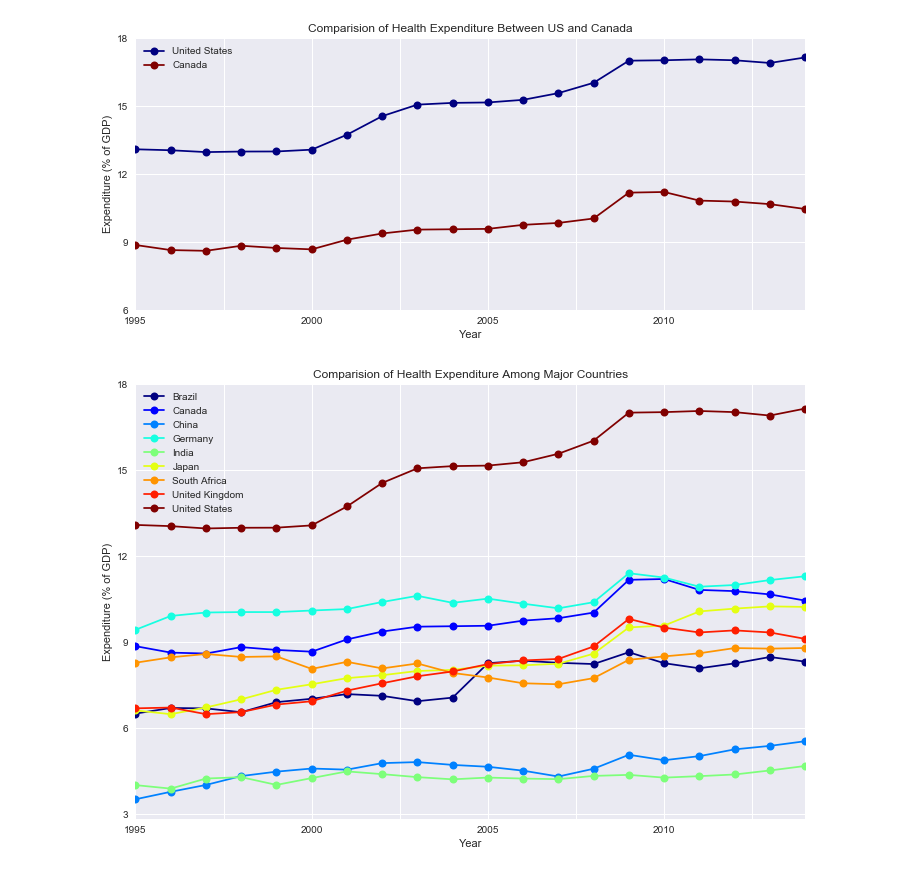
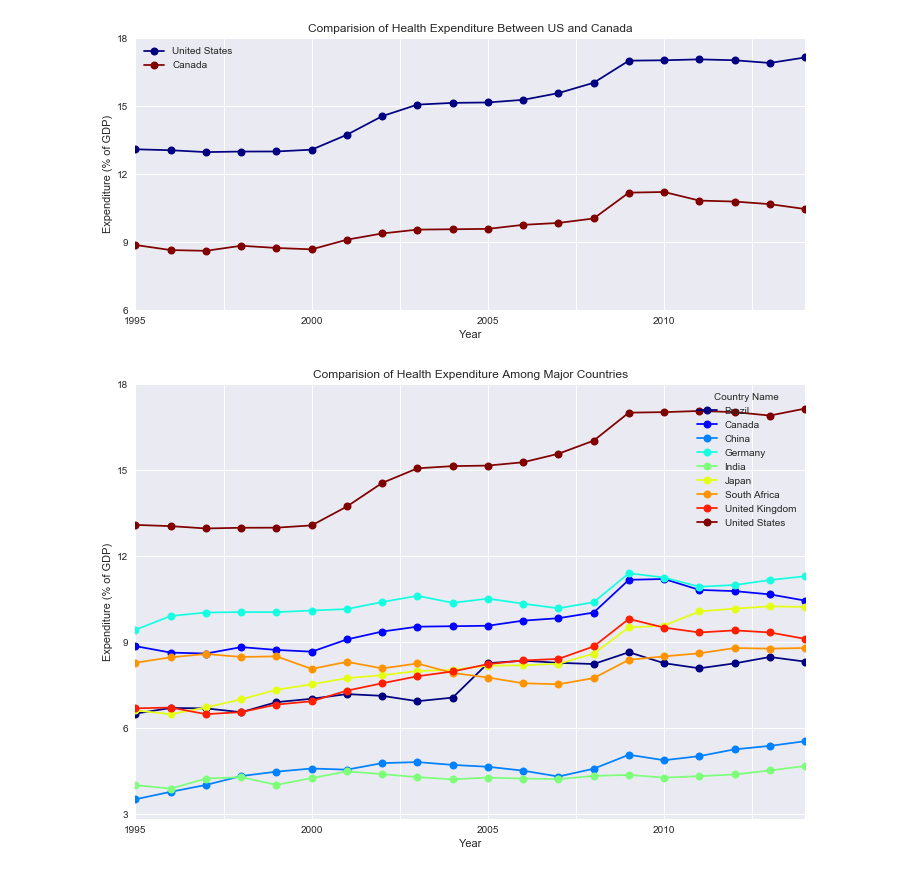
Before and after one commit to jhli973/Incubator, a Jupyter notebook: HealthCareSpending/Visulization_Pyplot.ipynb, the cells around one changed output. Drawn from its saved outputs; the diff is of its cells as text; code cells hidden in the pictures.

```diff
--- a/HealthCareSpending/Visulization_Pyplot.ipynb
+++ b/HealthCareSpending/Visulization_Pyplot.ipynb
@@ -5,7 +5,7 @@ import seaborn as sns
 
 %matplotlib inline
 # %%
-data= pd.read_csv('HealthCareSpending.csv')
+data= pd.read_csv('data/HealthCareSpending.csv')
 # %%
 df = data.dropna()
 df.shape
@@ -97,9 +97,9 @@ majorcountries.to_csv('majorcountries_health_expenditure.csv')
 # %%
 ax = majorcountries.plot(figsize=(12,8),colormap='jet', legend=True, linestyle='-', marker='o', markersize=8,title='Comparision of Health Expenditure Among Major Countries')
 ax.set_yticks([3,6,9,12,15,18])
 ax.set(ylabel ='Expenditure (% of GDP)', xlabel ='Year')
-plt.legend(loc='upper left')
+#plt.legend(loc='upper left')
 plt.savefig('MajorCountriesHealthExpenditureComparision.png')
 plt.show()
 # %% [output]
-[figure, old version]
+[figure, new version]
```
Also changed, not shown: parts of 5 cells of this notebook, 16 other files.
